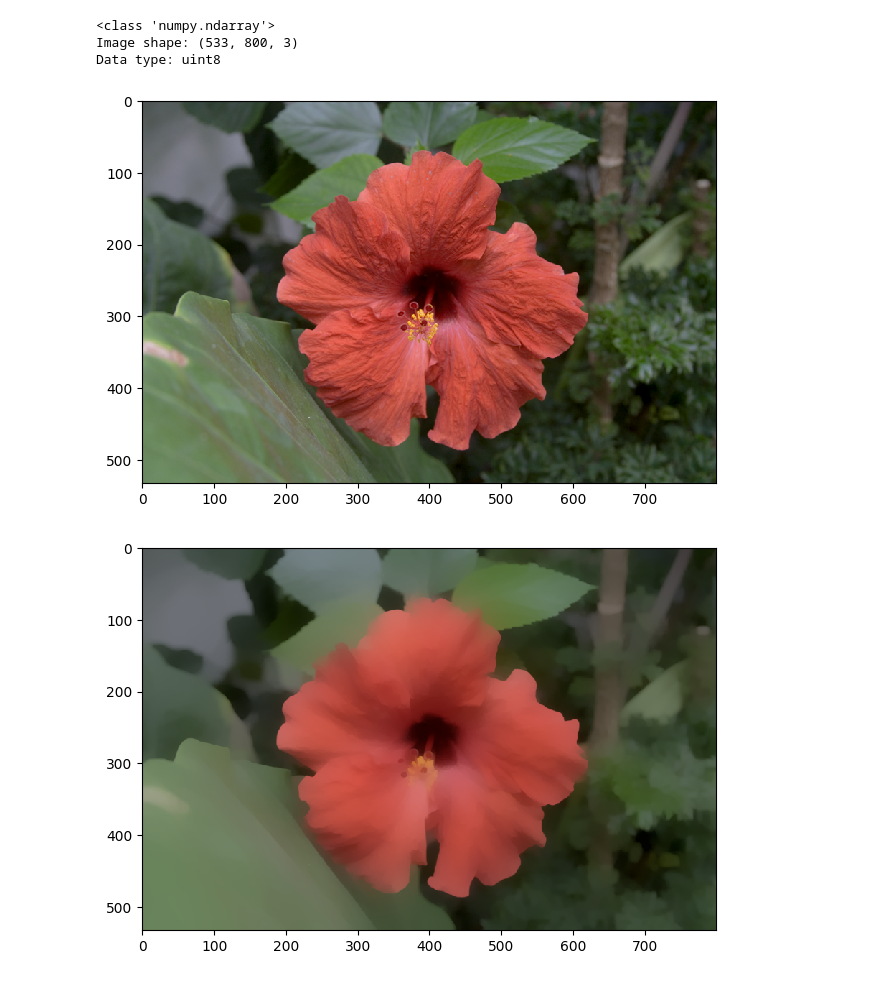
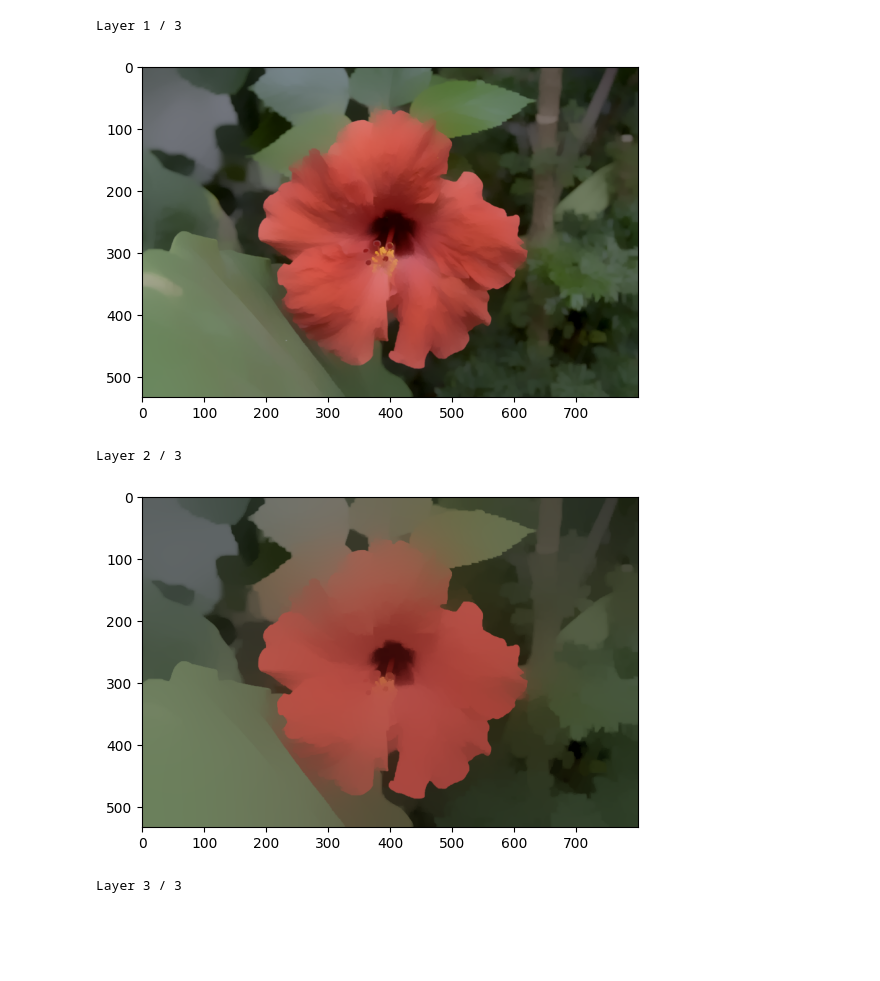
Before and after one commit to pekatour/epd, a Jupyter notebook: src/notebook.ipynb, the cells around one changed output. Cells and saved outputs as stored; diff of their text form; code cells hidden in the pictures; blank space fills up the shorter version.

Commit message:
feat: detail layer

```diff
--- a/src/notebook.ipynb
+++ b/src/notebook.ipynb
@@ -10,18 +9,12 @@ from wls import *
-# %%
-IMAGE_PATH = "../data/image3.png"
-
-image = load_image(IMAGE_PATH, gray=False, verbose=True)
-n, m = image.shape[:2]
-Dx,Dy = gradient(n,m)
-u = iteration(image, Dx, Dy, 2, 1.2)
-io.imshow(u.reshape(image.shape).astype(np.uint8))
-io.show()
-# %% [output]
-<class 'numpy.ndarray'>
-Image shape: (533, 800, 3)
-Data type: uint8
-[figure, removed]
-[figure, removed]
 # %%
-io.imshow(u.reshape(n, m, 1).astype(np.uint8))
-io.show()
+IMAGE_PATH = "../data/image3.png"
+
+image = load_image(IMAGE_PATH, gray=False, verbose=False)
+
+decomposition = wls(image, 0.2, 1.8, c=4, verbose=True)
+# %% [output]
+Layer 1 / 3
+[figure, added]
+Layer 2 / 3
+[figure, added]
+Layer 3 / 3
```
Also changed, not shown: parts of 5 cells of this notebook, 4 other files.
